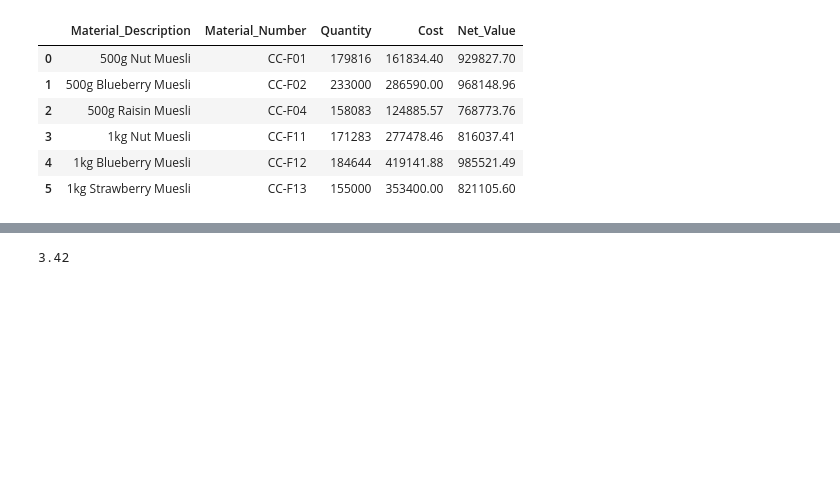
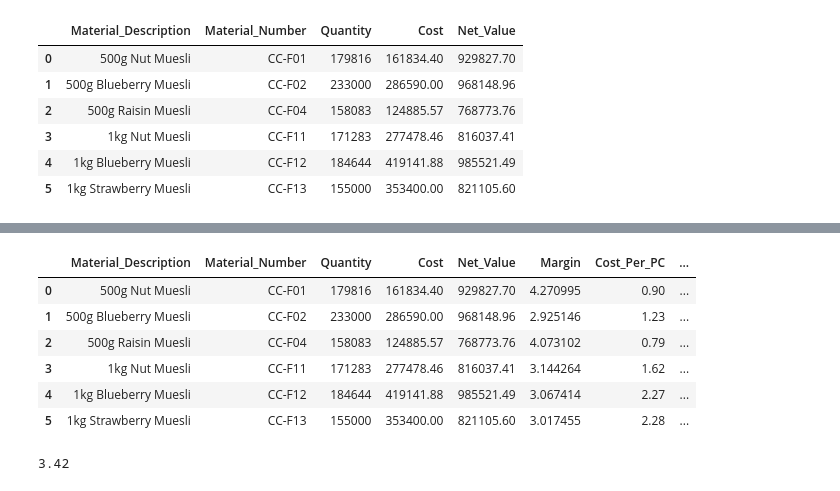
Before and after one commit to T1mbo96/business_software_1, a Jupyter notebook: notebooks/stock_transfer.ipynb, the cells around one changed output, grey strips where cells are left out. Cells and saved outputs as stored; diff of their text form; code cells hidden in the pictures; blank space fills up the shorter version.

```diff
--- a/notebooks/stock_transfer.ipynb
+++ b/notebooks/stock_transfer.ipynb
@@ -42,0 +45,2 @@ sales_aggregated = sales_aggregated.assign(Margin=lambda x: (x.Net_Value - x.Cos
+# %%
+sales_aggregated = sales_aggregated.assign(Cost_Per_PC=lambda x: x.Cost / x.Quantity)
@@ -42,0 +49,2 @@ sales_aggregated = sales_aggregated.assign(Margin=lambda x: (x.Net_Value - x.Cos
+# %%
+sales_aggregated = sales_aggregated.assign(Net_Value_Per_PC=lambda x: x.Net_Value / x.Quantity)
@@ -42,0 +69,2 @@ sales_aggregated = sales_aggregated.assign(Margin=lambda x: (x.Net_Value - x.Cos
+# %%
+sales_aggregated = sales_aggregated.assign(Cost_Per_PC=lambda x: x.Cost / x.Quantity)
@@ -43,3 +81,15 @@ sales_aggregated = sales_aggregated.assign(Margin=lambda x: (x.Net_Value - x.Cos
+# %%
+sales_aggregated = sales_aggregated.assign(Net_Value_Per_PC=lambda x: x.Net_Value / x.Quantity)
+# %%
+sales_aggregated
+# %% [output]
+|  | Material_Description | Material_Number | Quantity | Cost | Net_Value | Margin | Cost_Per_PC | ... |
+| 0 | 500g Nut Muesli | CC-F01 | 179816 | 161834.40 | 929827.70 | 4.270995 | 0.90 | ... |
+| 1 | 500g Blueberry Muesli | CC-F02 | 233000 | 286590.00 | 968148.96 | 2.925146 | 1.23 | ... |
+| 2 | 500g Raisin Muesli | CC-F04 | 158083 | 124885.57 | 768773.76 | 4.073102 | 0.79 | ... |
+| 3 | 1kg Nut Muesli | CC-F11 | 171283 | 277478.46 | 816037.41 | 3.144264 | 1.62 | ... |
+| 4 | 1kg Blueberry Muesli | CC-F12 | 184644 | 419141.88 | 985521.49 | 3.067414 | 2.27 | ... |
+| 5 | 1kg Strawberry Muesli | CC-F13 | 155000 | 353400.00 | 821105.60 | 3.017455 | 2.28 | ... |
 # %%
 # Calculate average margin of all products
 margin_sum = 0
```
Also changed, not shown: parts of 5 cells of this notebook.
